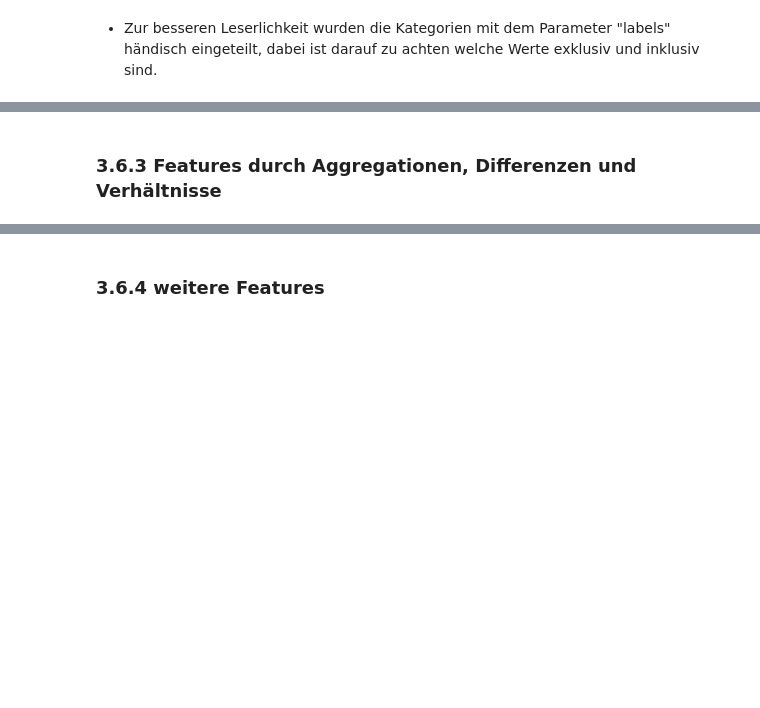
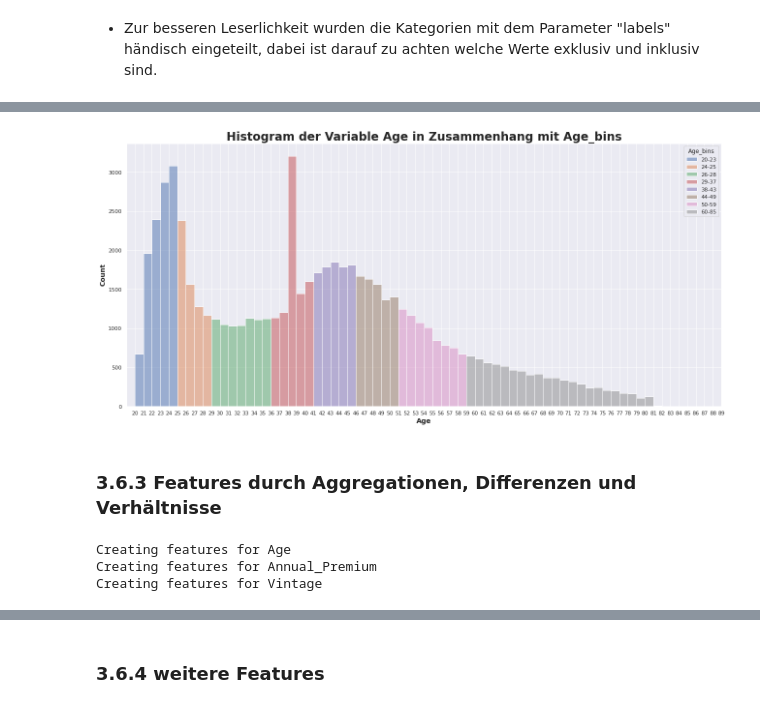
Before and after one commit to Oshimani/datanalaysispython_ws2122, a Jupyter notebook: DatenAnalyseMitPython.ipynb, the cells around one changed output, grey strips where cells are left out. Drawn from its saved outputs; the diff is of its cells as text; code cells hidden in the pictures; blank space fills up the shorter version.

```diff
--- a/DatenAnalyseMitPython.ipynb
+++ b/DatenAnalyseMitPython.ipynb
@@ -1108,12 +1459,14 @@ train["Age"].quantile(octiles_list)
 # %%
 sns.set(rc={"figure.figsize": (22, 10)})
-histplot =sns.histplot(train, x="Age", hue="Age_bins", bins=65)
+histplot =sns.histplot(X_train, x="Age", hue="Age_bins", bins=65)
 
 histplot.set_title('Histogram der Variable Age in Zusammenhang mit Age_bins',
              fontsize=24, weight="bold")
 histplot.set_xlabel('Age', fontsize=14, weight="bold")
 histplot.set_ylabel('Count', fontsize=14, weight="bold")
 histplot.set_xlim(19, 85)
 histplot.set_xticks(range(20,90,1));
+# %% [output]
+[figure, added]
 # %% [markdown]
 ### 3.6.3 Features durch Aggregationen, Differenzen und Verhältnisse <a class="anchor" id="section_3_5_3"></a>
@@ -1176,0 +1473,33 @@ feature_encoding(X_train)
+# %%
+def feature_encoding(data, col_name):
+    selected_categorical_columns = data.select_dtypes(include = ["category"])
+    for categorical_columns in selected_categorical_columns:
+
+        #mean encoding using Annual_Premium as the numeric variable//
+        #group by categorical variables and obtain the mean over the numeric variable
+        mean = data.groupby(categorical_columns)[col_name].agg(['mean'])
+        mean.columns = [f'mean_{col_name}_by_' + categorical_columns]
+
+        #joining the column mean_Annual_Premium_by_ to the main dataset (data)
+        data = pd.merge(data, mean, left_on = categorical_columns, right_index=True, how = 'left')
+
+        #difference between the numerical variable Annual_Premium and the mean grouped by the categorical variables over the numeric one.
+        data[f"diff_{col_name}_mean_by_" + categorical_columns] = data[col_name] - data[f"mean_{col_name}_by_" + categorical_columns]
+
+        #percentage of the difference
+        data[f"prop_{col_name}_mean_by_" + categorical_columns] =data[f"diff_{col_name}_mean_by_" + categorical_columns].abs() / data[f'mean_{col_name}_by_' + categorical_columns]
+    return data
+
+# Testdata
+for col in X_test.select_dtypes(include=["number"]):
+    print(f"Creating features for {col}")
+    X_test = feature_encoding(X_test, col)
+
+# Traindata
+for col in X_train.select_dtypes(include=["number"]):
+    print(f"Creating features for {col}")
+    X_train = feature_encoding(X_train, col)
+# %% [output]
+Creating features for Age
+Creating features for Annual_Premium
+Creating features for Vintage
```
Also changed, not shown: parts of 78 cells of this notebook.
